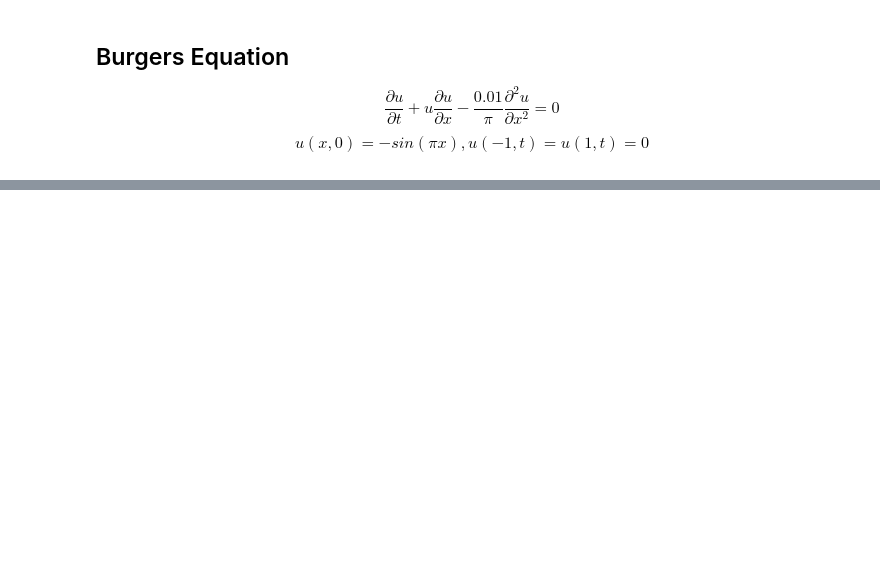
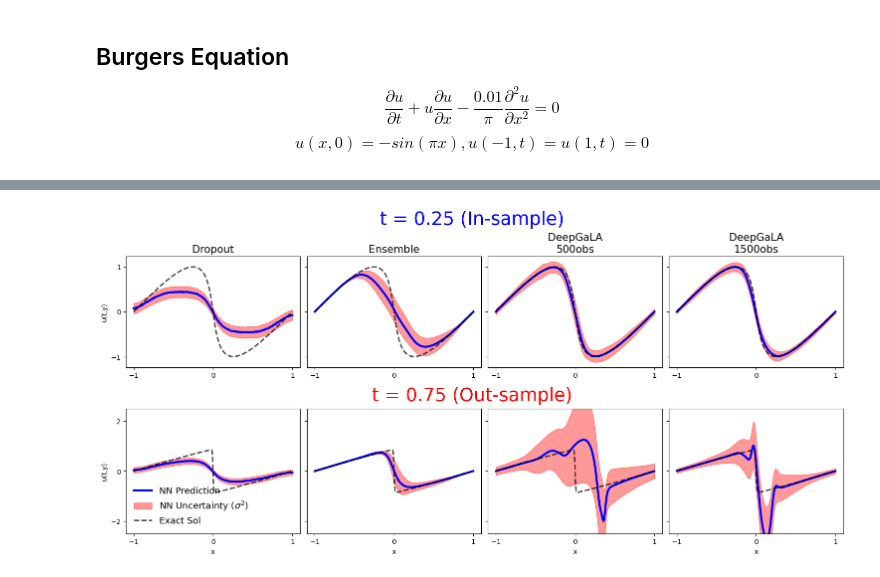
Before and after one commit to ChristianJzB/Projects, a Jupyter notebook: Deep_Solvers/gala/AI4Eq/Gala_Burgers.ipynb, the cells around one changed output, grey strips where cells are left out. Drawn from its saved outputs; the diff is of its cells as text; code cells hidden in the pictures; blank space fills up the shorter version.

```diff
--- a/Deep_Solvers/gala/AI4Eq/Gala_Burgers.ipynb
+++ b/Deep_Solvers/gala/AI4Eq/Gala_Burgers.ipynb
@@ -364,0 +175,20 @@ xx, yy = np.meshgrid(x, y)
+# %%
+pde_domain,ini_c,left_bc,right_bc = data_pde(500,min_param,max_param)
+
+pde = {"PDE":["de","ini_c","left_bc","right_bc"],
+       "data_set":{"de" : Variable(pde_domain,requires_grad=True).to(device),
+                   "ini_c" : ini_c.to(device),
+                   "left_bc":left_bc.to(device),
+                   "right_bc" :right_bc.to(device)}}
+
+llp_500 = llaplace(model_500)
+llp_500.fit(pde=pde, hessian_structure = "full")
+
+# log_prior, log_sigma = torch.ones(1, requires_grad=True), torch.ones(1, requires_grad=True)
+# hyper_optimizer = torch.optim.Adam([log_prior, log_sigma], lr=1e-1)
+# for i in range(1000):
+#     hyper_optimizer.zero_grad()
+#     neg_marglik = - llp.log_marginal_likelihood(log_prior.exp(), log_sigma.exp())
+#     neg_marglik.backward(retain_graph=True)
+#     hyper_optimizer.step()
+#     print(log_prior,log_sigma)
@@ -365,2 +238,50 @@ xx, yy = np.meshgrid(x, y)
+# %%
+fig = plt.figure(constrained_layout=True, figsize=(15, 7))
+(subfig1, subfig2) = fig.subfigures(2, 1)
+ax1 = subfig1.subplots(1, 4, sharey=True,sharex=True)
+ax2 = subfig2.subplots(1, 4, sharey=True,sharex=True)
+
+#fig, axs = plt.subplots(2, 4, figsize=(14, 6), sharey=True,sharex=True)
+plt.rcParams.update({'font.size': 22})
+
+subfig1.suptitle("t = 0.25 (In-sample)",color = "blue")
+for i,(ax,model) in enumerate(zip(ax1.flatten(),["Dropout","Ensemble","DeepGaLA\n500obs","DeepGaLA\n1500obs"])):
+    t = 25
+    ax.set_title(f"{model}",color = "black", fontsize=15)
+    mu, sigma = models[model]
+
+    z_pred = griddata(np.hstack([xx.reshape(-1,1),yy.reshape(-1,1)]), mu.flatten(), (xx,yy), method='cubic')
+    z_pred_var = griddata(np.hstack([xx.reshape(-1,1),yy.reshape(-1,1)]), sigma.flatten(), (xx,yy), method='cubic')
+
+    ax.plot(x,z_pred[t,:],color = "blue", label = "NN MAP",linewidth=3)
+    ax.fill_between(x.reshape(-1), z_pred[t,:]+z_pred_var[t,:],z_pred[t,:]-z_pred_var[t,:],alpha=0.4, color = "red",label = r"NN Uncertainty ($\sigma^{2})$")
+    ax.plot(x,Exact[t,:],linestyle = "--",alpha = 0.75,color = "black", label = "Exact Sol",linewidth=2)
+ax1[0].set_ylabel(r'u(t,y)')
+
+subfig2.suptitle("t = 0.75 (Out-sample)",color = "red")
+for i,(ax,model) in enumerate(zip(ax2.flatten(),["Dropout","Ensemble","DeepGaLA\n500obs","DeepGaLA\n1500obs"])):
+    t = 75
+    #ax.set_title(f"{model}",color = "black")
+    mu, sigma = models[model]
+
+    z_pred = griddata(np.hstack([xx.reshape(-1,1),yy.reshape(-1,1)]), mu.flatten(), (xx,yy), method='cubic')
+    z_pred_var = griddata(np.hstack([xx.reshape(-1,1),yy.reshape(-1,1)]), sigma.flatten(), (xx,yy), method='cubic')
+
+    ax.plot(x,z_pred[t,:],color = "blue", label = "NN Prediction",linewidth=3)
+    ax.fill_between(x.reshape(-1), z_pred[t,:]+z_pred_var[t,:],z_pred[t,:]-z_pred_var[t,:],alpha=0.4, color = "red",label = r"NN Uncertainty ($\sigma^{2})$")
+    ax.plot(x,Exact[t,:],linestyle = "--",alpha = 0.75,color = "black", label = "Exact Sol",linewidth=2)
+    ax.set_xlabel('x')
+
+# axs[1,0].set_ylabel(r'u(y,t)')
+
+# axs[1,0].set_xlabel('x')
+# axs[1,1].set_xlabel('x')
+ax2[0].set_ylim(-2.5,2.5)
+
+ax2[0].set_ylabel(r'u(t,y)')
+ax2[0].legend(frameon = False, prop={'size': 13},loc='lower left')
+plt.savefig("FullHessian_Burgers.pdf")
+# %% [output]
+[figure, added]
 # %%
 # from matplotlib.animation import FuncAnimation, PillowWriter
```
Also changed, not shown: parts of 37 cells of this notebook, 13 other files.
